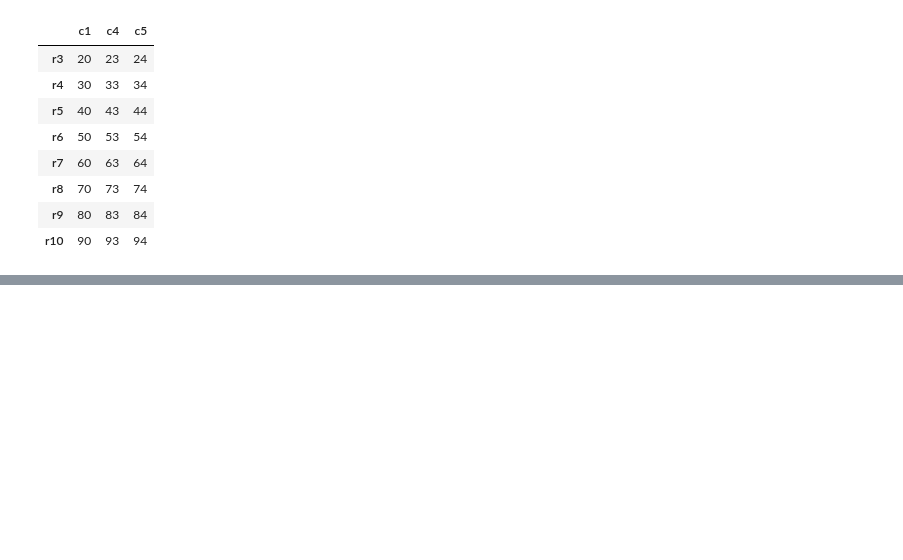
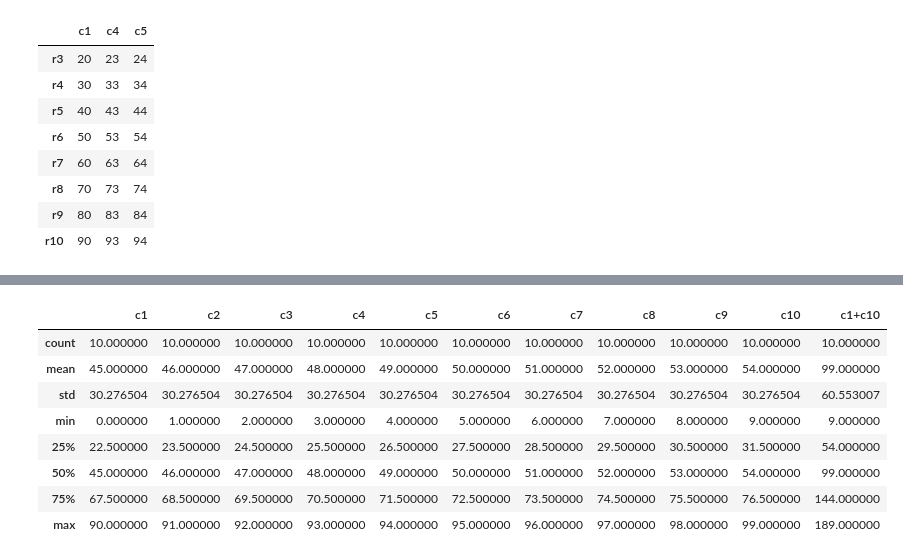
Before and after one commit to MDalamin5/Data-Science-ML, a Jupyter notebook: Intro-of-PY/Ostad/Week-5/Pandas/ostad-class.ipynb, the cells around one changed output, grey strips where cells are left out. Saved outputs shown, nothing was run; the diff lists cells and outputs as text; code cells hidden in the pictures; blank space fills up the shorter version.

```diff
--- a/Intro-of-PY/Ostad/Week-5/Pandas/ostad-class.ipynb
+++ b/Intro-of-PY/Ostad/Week-5/Pandas/ostad-class.ipynb
@@ -193,0 +229,12 @@ df[df['c2'] > 11] [['c1', 'c4', 'c5']]
+# %%
+df.describe()
+# %% [output]
+|  | c1 | c2 | c3 | c4 | c5 | c6 | c7 | c8 | c9 | c10 | c1+c10 |
+| count | 10.000000 | 10.000000 | 10.000000 | 10.000000 | 10.000000 | 10.000000 | 10.000000 | 10.000000 | 10.000000 | 10.000000 | 10.000000 |
+| mean | 45.000000 | 46.000000 | 47.000000 | 48.000000 | 49.000000 | 50.000000 | 51.000000 | 52.000000 | 53.000000 | 54.000000 | 99.000000 |
+| std | 30.276504 | 30.276504 | 30.276504 | 30.276504 | 30.276504 | 30.276504 | 30.276504 | 30.276504 | 30.276504 | 30.276504 | 60.553007 |
+| min | 0.000000 | 1.000000 | 2.000000 | 3.000000 | 4.000000 | 5.000000 | 6.000000 | 7.000000 | 8.000000 | 9.000000 | 9.000000 |
+| 25% | 22.500000 | 23.500000 | 24.500000 | 25.500000 | 26.500000 | 27.500000 | 28.500000 | 29.500000 | 30.500000 | 31.500000 | 54.000000 |
+| 50% | 45.000000 | 46.000000 | 47.000000 | 48.000000 | 49.000000 | 50.000000 | 51.000000 | 52.000000 | 53.000000 | 54.000000 | 99.000000 |
+| 75% | 67.500000 | 68.500000 | 69.500000 | 70.500000 | 71.500000 | 72.500000 | 73.500000 | 74.500000 | 75.500000 | 76.500000 | 144.000000 |
+| max | 90.000000 | 91.000000 | 92.000000 | 93.000000 | 94.000000 | 95.000000 | 96.000000 | 97.000000 | 98.000000 | 99.000000 | 189.000000 |
```
Also changed, not shown: parts of 7 cells of this notebook.
